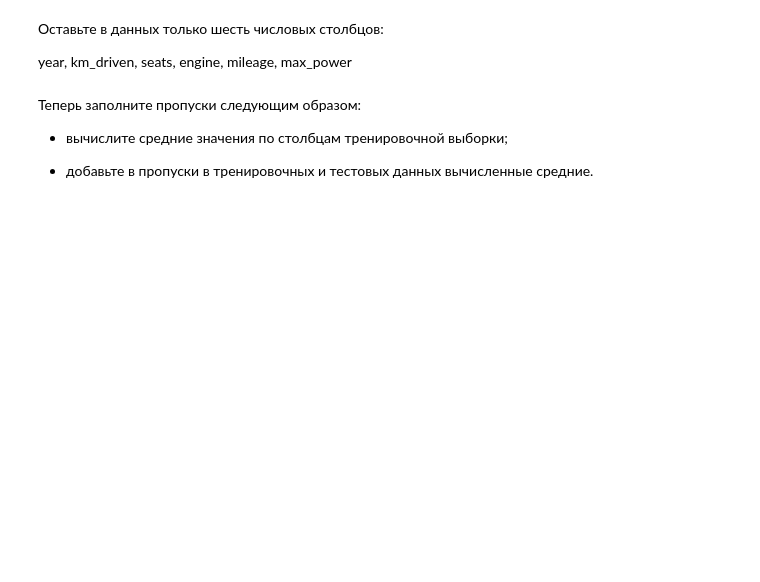
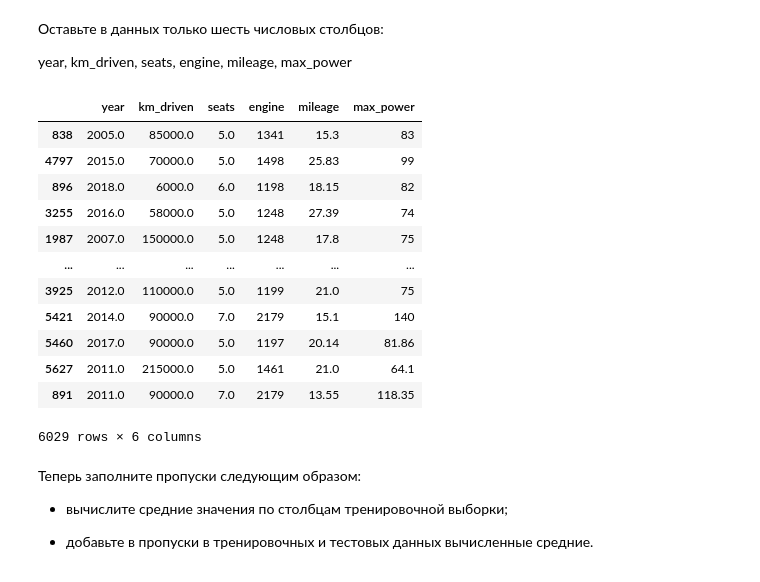
Before and after one commit to Qurbonov-AA/suniy_idrok, a Jupyter notebook: Практическая работа. Деревья решений и случайный лес.ipynb, the cells around one changed output. Cells and saved outputs as stored; diff of their text form; code cells hidden in the pictures; blank space fills up the shorter version.

```diff
--- a/Практическая работа. Деревья решений и случайный лес.ipynb
+++ b/Практическая работа. Деревья решений и случайный лес.ipynb
@@ -64,3 +156,23 @@ year, km_driven, seats, engine, mileage, max_power
+# %%
+# Ваш код здесь
+numeric_columns = ["year", "km_driven", "seats", "engine", "mileage", "max_power"]
+X_train = X_train[numeric_columns]
+X_test = X_test[numeric_columns]
+X_train
+# %% [output]
+|  | year | km_driven | seats | engine | mileage | max_power |
+| 838 | 2005.0 | 85000.0 | 5.0 | 1341 | 15.3 | 83 |
+| 4797 | 2015.0 | 70000.0 | 5.0 | 1498 | 25.83 | 99 |
+| 896 | 2018.0 | 6000.0 | 6.0 | 1198 | 18.15 | 82 |
+| 3255 | 2016.0 | 58000.0 | 5.0 | 1248 | 27.39 | 74 |
+| 1987 | 2007.0 | 150000.0 | 5.0 | 1248 | 17.8 | 75 |
+| ... | ... | ... | ... | ... | ... | ... |
+| 3925 | 2012.0 | 110000.0 | 5.0 | 1199 | 21.0 | 75 |
+| 5421 | 2014.0 | 90000.0 | 7.0 | 2179 | 15.1 | 140 |
+| 5460 | 2017.0 | 90000.0 | 5.0 | 1197 | 20.14 | 81.86 |
+| 5627 | 2011.0 | 215000.0 | 5.0 | 1461 | 21.0 | 64.1 |
+| 891 | 2011.0 | 90000.0 | 7.0 | 2179 | 13.55 | 118.35 |
+6029 rows × 6 columns
 # %% [markdown]
 Теперь заполните пропуски следующим образом:
 
```
Also changed, not shown: parts of 30 cells of this notebook.
